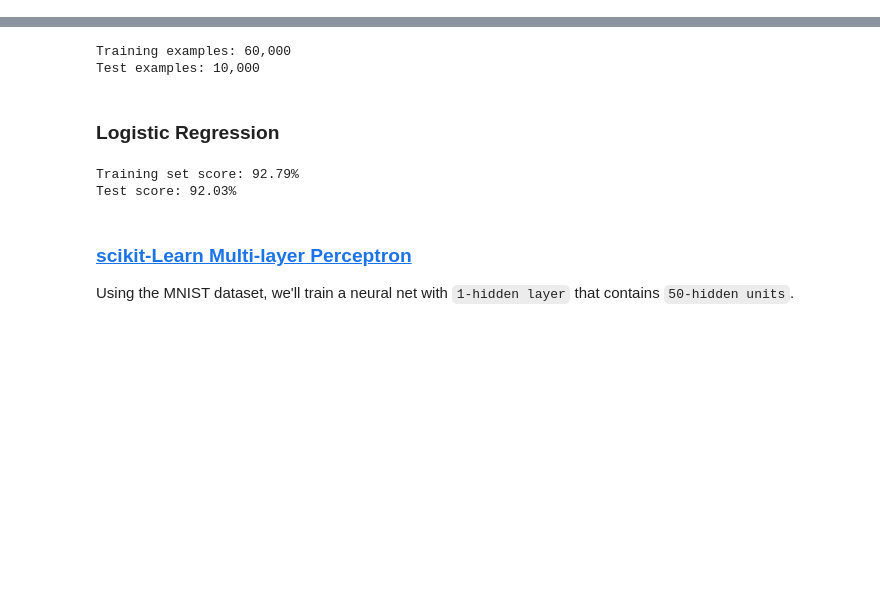
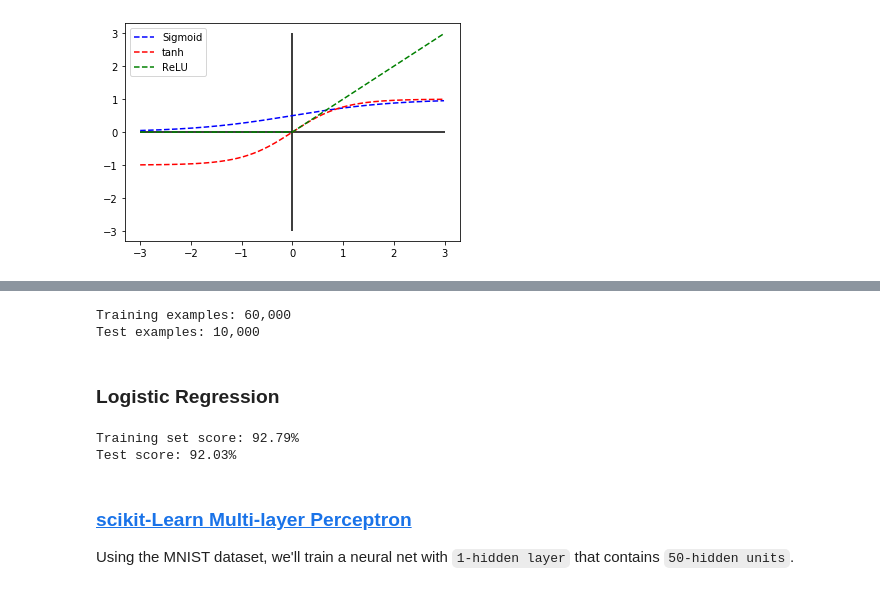
Before and after one commit to appliedecon/data602-lectures, a Jupyter notebook: week14/neural-networks.ipynb, the cells around one changed output, grey strips where cells are left out. Cells and saved outputs as stored; diff of their text form; code cells hidden in the pictures; blank space fills up the shorter version.

```diff
--- a/week14/neural-networks.ipynb
+++ b/week14/neural-networks.ipynb
@@ -114,0 +91,25 @@ $$
+# %%
+import numpy as np
+import matplotlib.pyplot as plt
+%matplotlib inline
+
+z = np.arange(-3.0, 3.0, 0.01)
+
+def sigmoid(z):
+    return 1/(1+np.exp(-z))
+
+def tanh(z):
+    return (np.exp(z)-np.exp(-z))/(np.exp(z)+np.exp(-z))
+
+def relu(z):
+    return np.where(z<0, 0, z)
+
+plt.plot(z, sigmoid(z), 'b--')
+plt.plot(z, tanh(z), 'r--')
+plt.plot(z, relu(z), 'g--')
+plt.legend(['Sigmoid','tanh', 'ReLU'])
+plt.hlines(0, -3, 3)
+plt.vlines(0, -3, 3)
+plt.show()
+# %% [output]
+[figure, added]
```
Also changed, not shown: parts of 24 cells of this notebook.
